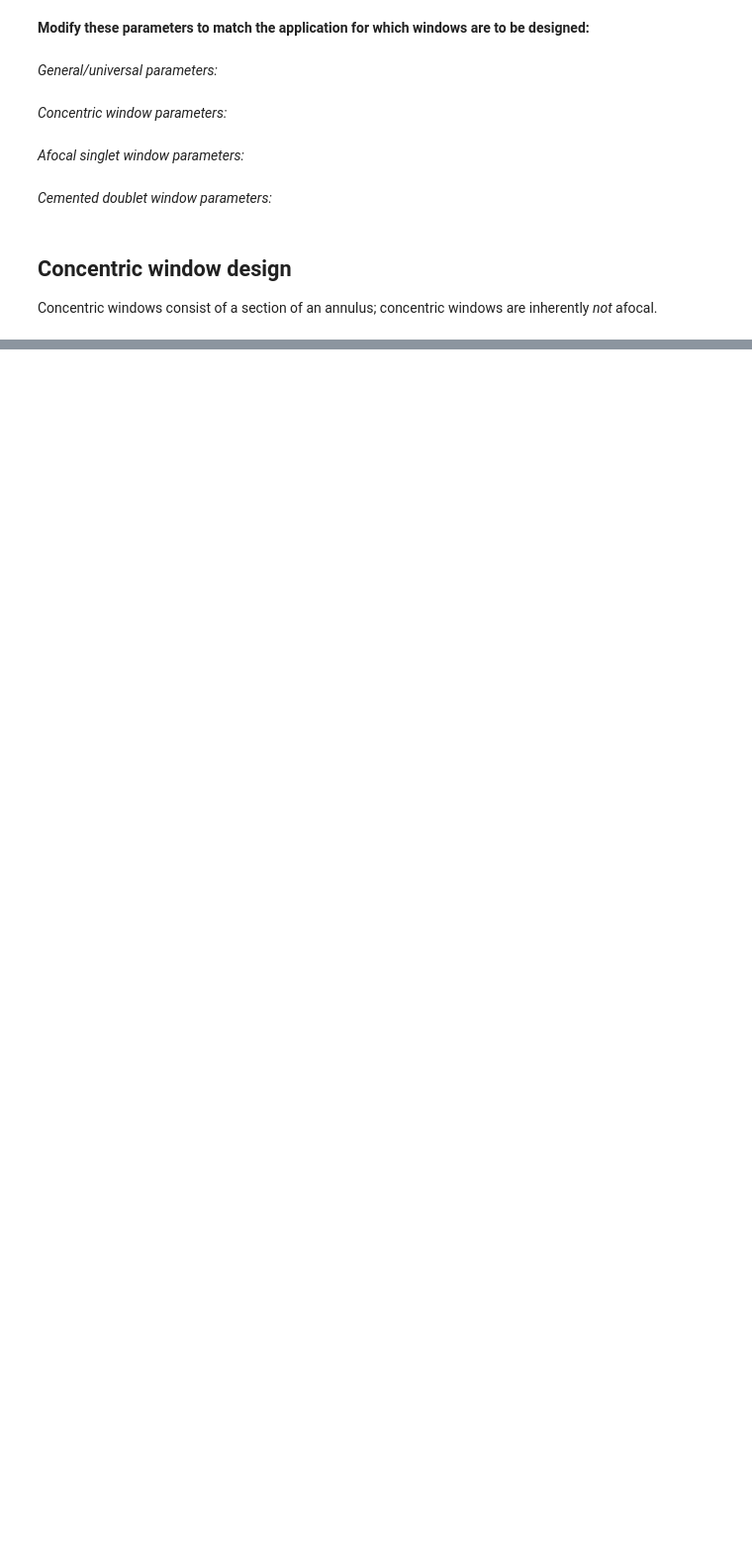
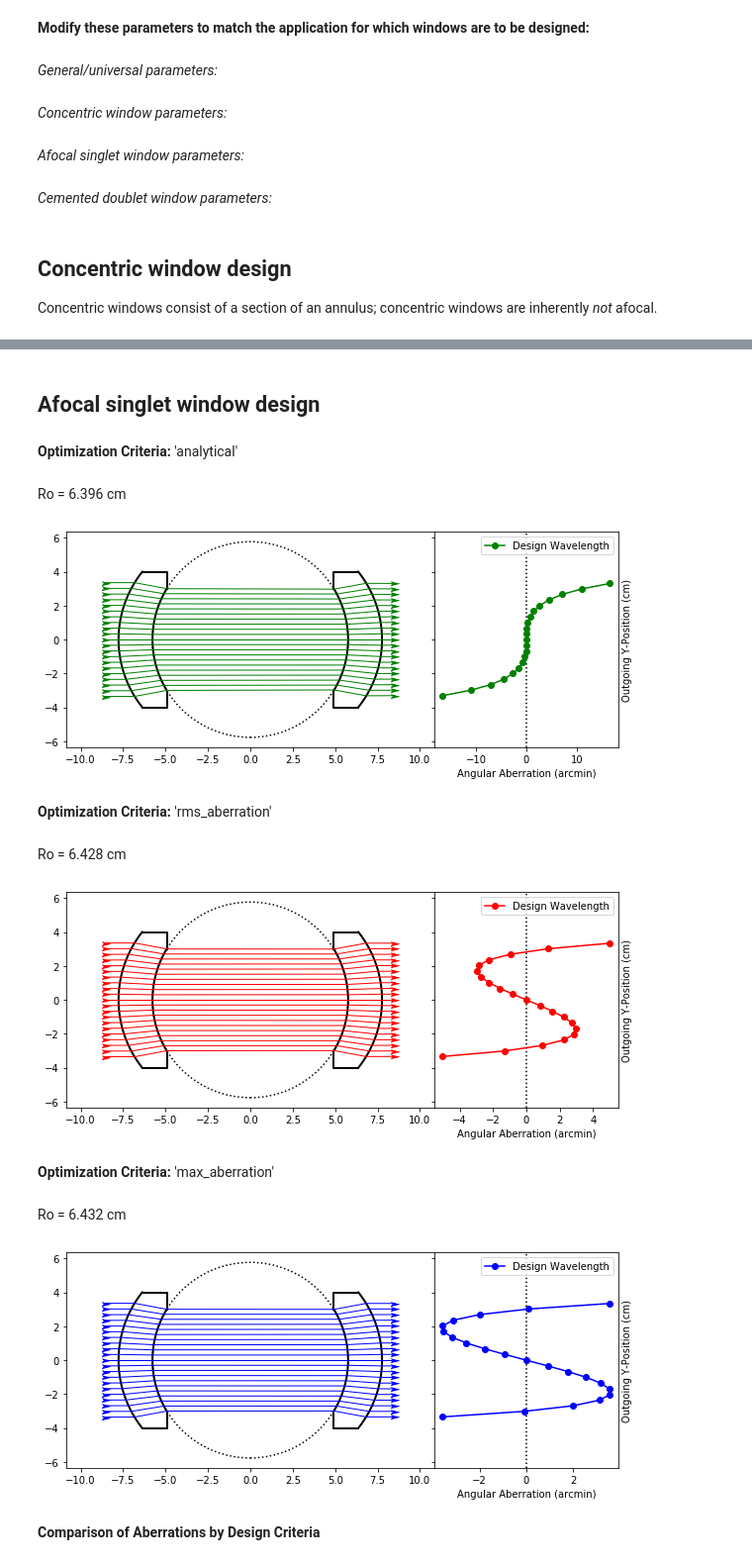
Before and after one commit to ajsusa/afocal, a Jupyter notebook: design_notebook.ipynb, the cells around one changed output, grey strips where cells are left out. Shown: that part at 99% size. Drawn from its saved outputs; the diff is of its cells as text; code cells hidden in the pictures; blank space fills up the shorter version.

```diff
--- a/design_notebook.ipynb
+++ b/design_notebook.ipynb
@@ -80,0 +100,64 @@ if design_concentric:
+# %% [markdown]
+## Afocal singlet window design
+# %%
+if design_singlet:
+    # define concentric window geometry
+    Ri = inner_diameter / 2
+    h = window_height
+    t = 2.0  # t_singlet
+
+    show_chromatic_aberration = False
+
+    singlet = windows.ZeroPowerSinglet(Ri, h, t, h_f=h_f, material=window_material,
+                                       design_wavelength=design_wavelength, draw=False,
+                                       trace=True, draw_rays=False)
+
+    methods, cs, hs = ['analytical', 'rms_aberration', 'max_aberration'], ['g', 'r', 'b'], []
+    for Ro_method, c in zip(methods, cs):
+
+        singlet.optimize_Ro(Ro_method, inplace=True)
+
+        util.print_md(f"__Optimization Criteria:__ '{Ro_method}'")
+        util.print_md(f"Ro = {singlet.Ro:4.3f} cm")
+        # fig, axs = plt.subplots(1, 2, gridspec_kw={'width_ratios': [2, 1]},
+        #                         figsize=(12, 5))
+        fig, axs = util.ray_aberration_subplots()
+
+        # draw and ray trace the window
+        plt.sca(axs[0])
+        singlet.draw(center_circle=True, new_figure=False)
+        singlet.draw_rays(c=c)
+
+        plt.sca(axs[1])
+        # plt.axhline(ls=':', c='k')
+        util.plot_aberrations(singlet, unit='arcmin', c=c, new_fig=False, ls='-', yloc='out', flip_axes=True,
+                              failed=False, prefix='Design Wavelength')
+        hs += plt.gca().lines[-1:]
+        if show_chromatic_aberration:
+            util.plot_aberrations(singlet.trace_ray_set(wavelength=400, draw=False), yloc='out', flip_axes=True,
+                                  failed=False, new_fig=False, unit='arcmin', c='y', mfc='none', ls='', prefix='400 nm')
+            util.plot_aberrations(singlet.trace_ray_set(wavelength=750, draw=False), yloc='out', flip_axes=True,
+                                  failed=False, new_fig=False, unit='arcmin', c='m', mfc='none', ls='', prefix='750 nm')
+
+        plt.show()
+
+    util.print_md(f'__Comparison of Aberrations by Design Criteria__')
+
+    plt.figure()
+    ax = plt.gcf().add_subplot(111)
+    for label, h, c in zip(methods, hs, cs):
+        plt.plot(*h.get_data()[::-1], '-o', c=c, label=label)
+    plt.legend()
+    plt.ylabel(f'Angular Aberration (arcmin)')
+    plt.xlabel('Outgoing Y-Position (cm)')
+# %% [output]
+__Optimization Criteria:__ 'analytical'
+Ro = 6.396 cm
+[figure, added]
+__Optimization Criteria:__ 'rms_aberration'
+Ro = 6.428 cm
+[figure, added]
+__Optimization Criteria:__ 'max_aberration'
+Ro = 6.432 cm
+[figure, added]
+__Comparison of Aberrations by Design Criteria__
```
Also changed, not shown: parts of 3 cells of this notebook, 3 other files.
